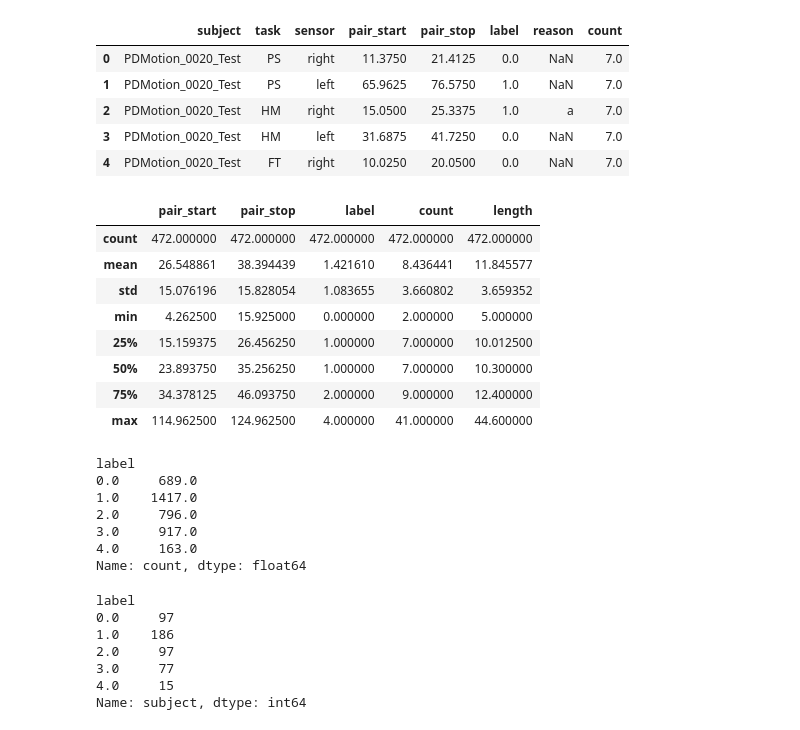
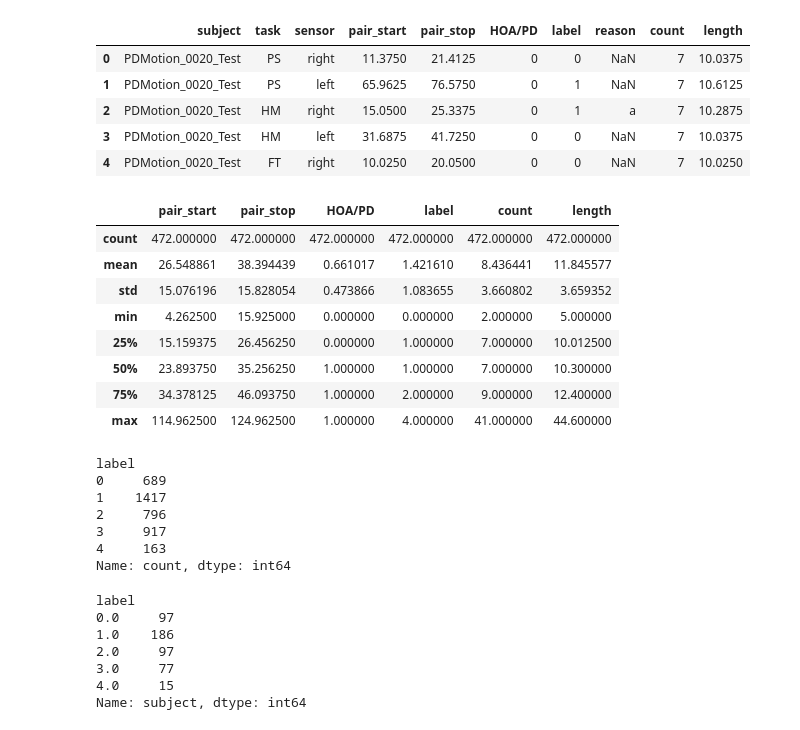
Before and after one commit to kaurrachneet6/wearables, a Jupyter notebook: sequence_stats.ipynb, the cells around one changed output. Drawn from its saved outputs; the diff is of its cells as text; code cells hidden in the pictures.

Commit message:
HOA/PD labels and stats

```diff
--- a/sequence_stats.ipynb
+++ b/sequence_stats.ipynb
@@ -2,41 +2,41 @@
 import numpy as np
 import pandas as pd
 # %%
-data = pd.read_csv("simple_start_stop.csv")
+data = pd.read_csv("simple_start_stop_labels.csv")
 data = data.drop(["Unnamed: 0"], 1)
 data["length"] = data["pair_stop"]-data["pair_start"]
 data.head()
 # %% [output]
-|  | subject | task | sensor | pair_start | pair_stop | label | reason | count |
-| 0 | PDMotion_0020_Test | PS | right | 11.3750 | 21.4125 | 0.0 | NaN | 7.0 |
-| 1 | PDMotion_0020_Test | PS | left | 65.9625 | 76.5750 | 1.0 | NaN | 7.0 |
-| 2 | PDMotion_0020_Test | HM | right | 15.0500 | 25.3375 | 1.0 | a | 7.0 |
-| 3 | PDMotion_0020_Test | HM | left | 31.6875 | 41.7250 | 0.0 | NaN | 7.0 |
-| 4 | PDMotion_0020_Test | FT | right | 10.0250 | 20.0500 | 0.0 | NaN | 7.0 |
+|  | subject | task | sensor | pair_start | pair_stop | HOA/PD | label | reason | count | length |
+| 0 | PDMotion_0020_Test | PS | right | 11.3750 | 21.4125 | 0 | 0 | NaN | 7 | 10.0375 |
+| 1 | PDMotion_0020_Test | PS | left | 65.9625 | 76.5750 | 0 | 1 | NaN | 7 | 10.6125 |
+| 2 | PDMotion_0020_Test | HM | right | 15.0500 | 25.3375 | 0 | 1 | a | 7 | 10.2875 |
+| 3 | PDMotion_0020_Test | HM | left | 31.6875 | 41.7250 | 0 | 0 | NaN | 7 | 10.0375 |
+| 4 | PDMotion_0020_Test | FT | right | 10.0250 | 20.0500 | 0 | 0 | NaN | 7 | 10.0250 |
 # %%
 #We have 48 total subjects (0000_test)
 data.describe()
 # %% [output]
-|  | pair_start | pair_stop | label | count | length |
-| count | 472.000000 | 472.000000 | 472.000000 | 472.000000 | 472.000000 |
-| mean | 26.548861 | 38.394439 | 1.421610 | 8.436441 | 11.845577 |
-| std | 15.076196 | 15.828054 | 1.083655 | 3.660802 | 3.659352 |
-| min | 4.262500 | 15.925000 | 0.000000 | 2.000000 | 5.000000 |
-| 25% | 15.159375 | 26.456250 | 1.000000 | 7.000000 | 10.012500 |
-| 50% | 23.893750 | 35.256250 | 1.000000 | 7.000000 | 10.300000 |
-| 75% | 34.378125 | 46.093750 | 2.000000 | 9.000000 | 12.400000 |
-| max | 114.962500 | 124.962500 | 4.000000 | 41.000000 | 44.600000 |
+|  | pair_start | pair_stop | HOA/PD | label | count | length |
+| count | 472.000000 | 472.000000 | 472.000000 | 472.000000 | 472.000000 | 472.000000 |
+| mean | 26.548861 | 38.394439 | 0.661017 | 1.421610 | 8.436441 | 11.845577 |
+| std | 15.076196 | 15.828054 | 0.473866 | 1.083655 | 3.660802 | 3.659352 |
+| min | 4.262500 | 15.925000 | 0.000000 | 0.000000 | 2.000000 | 5.000000 |
+| 25% | 15.159375 | 26.456250 | 0.000000 | 1.000000 | 7.000000 | 10.012500 |
+| 50% | 23.893750 | 35.256250 | 1.000000 | 1.000000 | 7.000000 | 10.300000 |
+| 75% | 34.378125 | 46.093750 | 1.000000 | 2.000000 | 9.000000 | 12.400000 |
+| max | 114.962500 | 124.962500 | 1.000000 | 4.000000 | 41.000000 | 44.600000 |
 # %%
 data.groupby("label")["count"].sum()
 #This is the number of 5 second samples per each label
 # %% [output]
 label
-0.0     689.0
-1.0    1417.0
-2.0     796.0
-3.0     917.0
-4.0     163.0
-Name: count, dtype: float64
+0     689
+1    1417
+2     796
+3     917
+4     163
+Name: count, dtype: int64
 # %%
 data.groupby("label")["subject"].count()
 #This is the number of triplets that we have for each label
```
Also changed, not shown: parts of 5 cells of this notebook, 1 other file.
